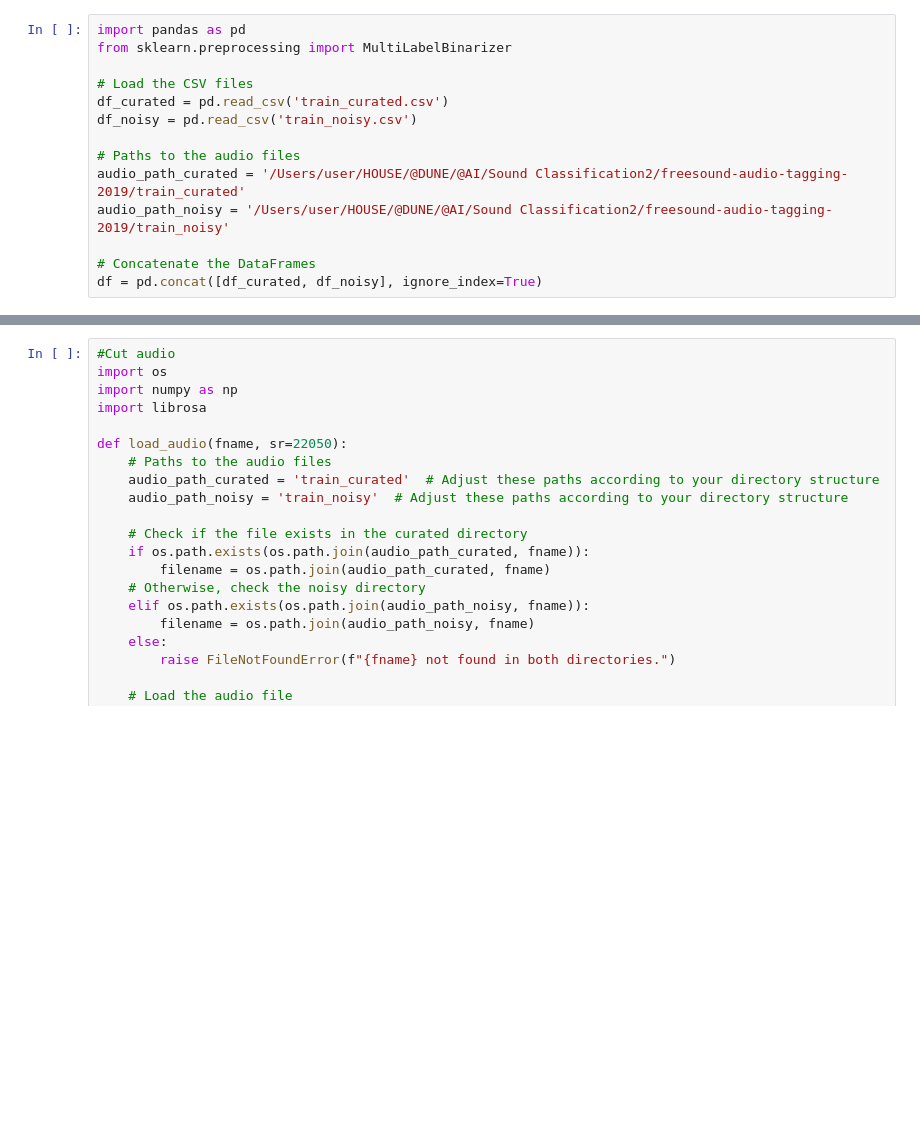
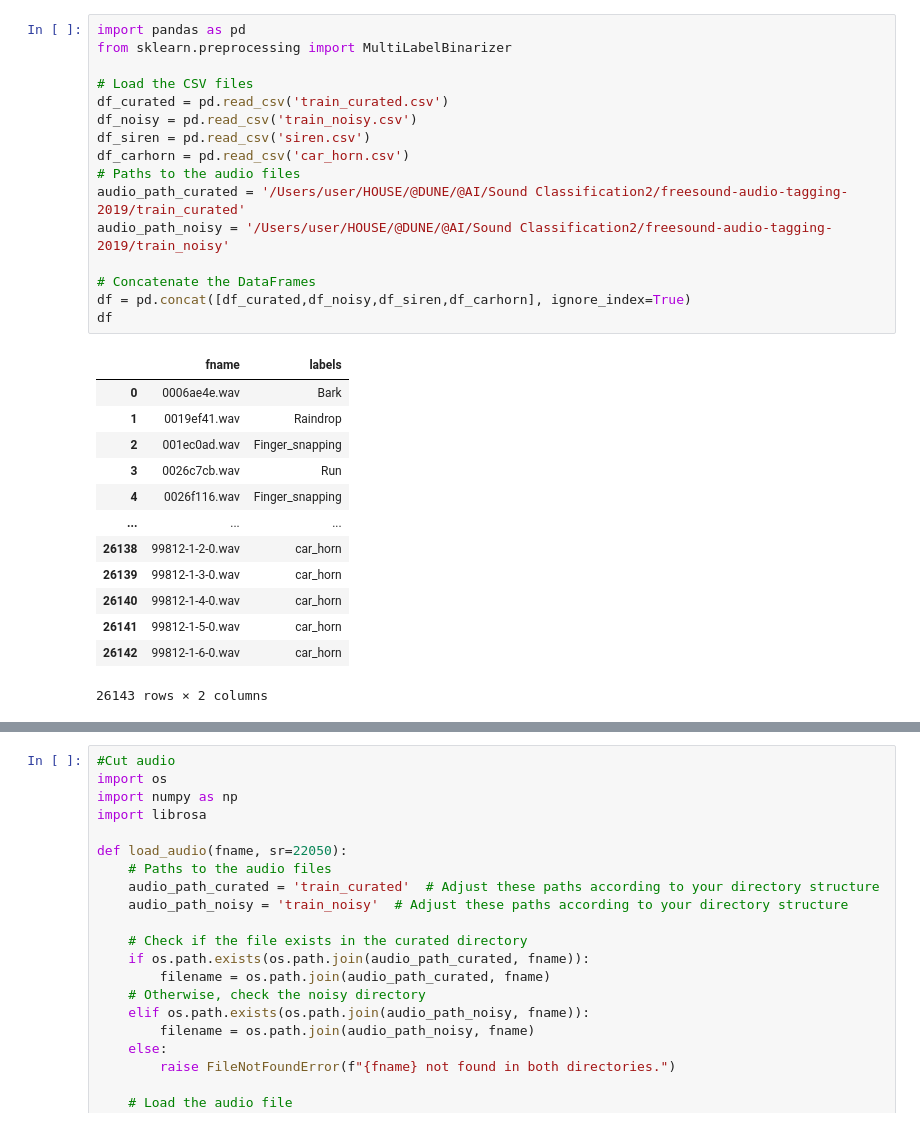
Before and after one commit to EmptyDeck/AI-Powered-Sound-Awareness-Device-Project-, a Jupyter notebook: @AI/Sound Classification2/freesound-audio-tagging-2019/AI2.ipynb, the cells around one changed output, grey strips where cells are left out. Saved outputs shown, nothing was run; the diff lists cells and outputs as text; blank space fills up the shorter version.

```diff
--- a/@AI/Sound Classification2/freesound-audio-tagging-2019/AI2.ipynb
+++ b/@AI/Sound Classification2/freesound-audio-tagging-2019/AI2.ipynb
@@ -1,17 +1,33 @@
 # %%
 import pandas as pd
 from sklearn.preprocessing import MultiLabelBinarizer
 
 # Load the CSV files
 df_curated = pd.read_csv('train_curated.csv')
 df_noisy = pd.read_csv('train_noisy.csv')
-
+df_siren = pd.read_csv('siren.csv')
+df_carhorn = pd.read_csv('car_horn.csv')
 # Paths to the audio files
 audio_path_curated = '/Users/user/HOUSE/@DUNE/@AI/Sound Classification2/freesound-audio-tagging-2019/train_curated'
 audio_path_noisy = '/Users/user/HOUSE/@DUNE/@AI/Sound Classification2/freesound-audio-tagging-2019/train_noisy'
 
 # Concatenate the DataFrames
-df = pd.concat([df_curated, df_noisy], ignore_index=True)
+df = pd.concat([df_curated,df_noisy,df_siren,df_carhorn], ignore_index=True)
+df
+# %% [output]
+|  | fname | labels |
+| 0 | 0006ae4e.wav | Bark |
+| 1 | 0019ef41.wav | Raindrop |
+| 2 | 001ec0ad.wav | Finger_snapping |
+| 3 | 0026c7cb.wav | Run |
+| 4 | 0026f116.wav | Finger_snapping |
+| ... | ... | ... |
+| 26138 | 99812-1-2-0.wav | car_horn |
+| 26139 | 99812-1-3-0.wav | car_horn |
+| 26140 | 99812-1-4-0.wav | car_horn |
+| 26141 | 99812-1-5-0.wav | car_horn |
+| 26142 | 99812-1-6-0.wav | car_horn |
+26143 rows × 2 columns
 # %%
 import librosa
 import warnings
```
Also changed, not shown: parts of 17 cells of this notebook, 5 other files.
